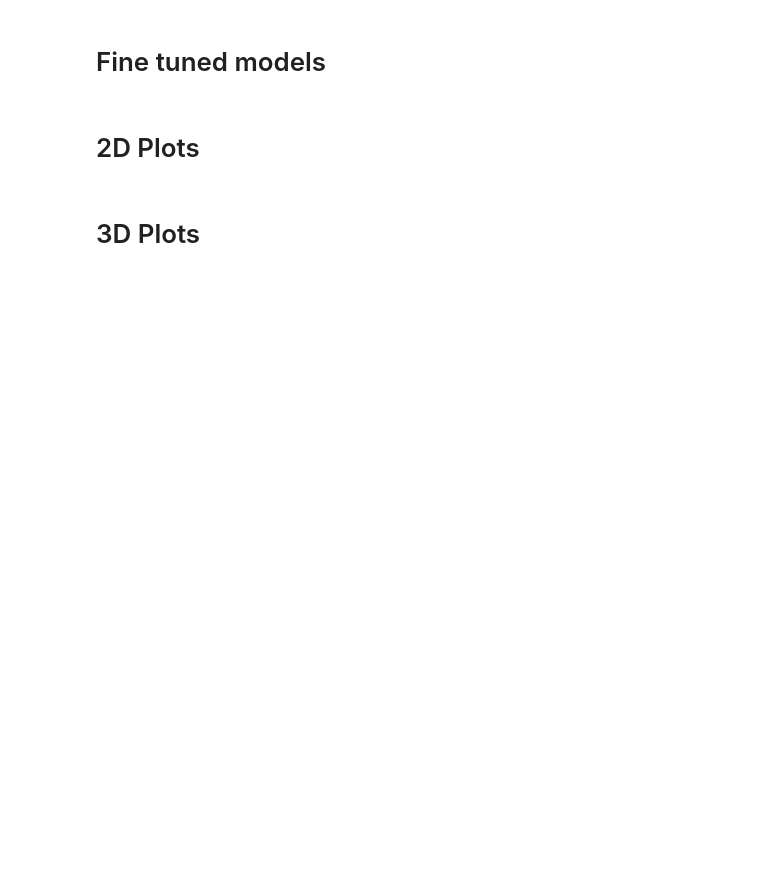
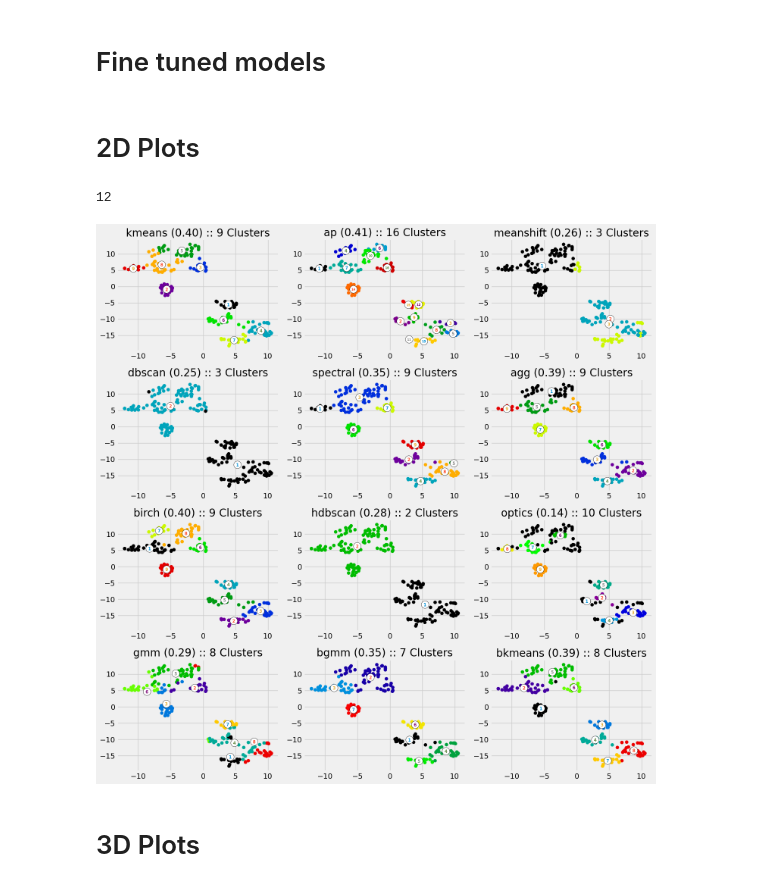
Before and after one commit to tikendraw/customer-segmentation-and-analysis, a Jupyter notebook: Customer Segmentation and Analysis.ipynb, the cells around one changed output. Cells and saved outputs as stored; diff of their text form; code cells hidden in the pictures; blank space fills up the shorter version.

```diff
--- a/Customer Segmentation and Analysis.ipynb
+++ b/Customer Segmentation and Analysis.ipynb
@@ -240,10 +250,8 @@ def get_cluster_centers(X, cluster_labels, n_clusters):
         centers[i] = np.mean(X[cluster_labels == i], axis=0)
     return centers
 # %%
-def plot_scatter_2d(x, cluster_labels, n_clusters=None, ax=None, random_state=42, **kwargs):
-
-    if n_clusters is None:
-        n_clusters = len(np.unique(cluster_labels))
+def plot_scatter_2d(x, cluster_labels, ax=None, random_state=42, **kwargs):
+    n_clusters = len(np.unique(cluster_labels))
 
     if x.shape[-1] < 2:
         x = PolynomialFeatures(2).fit_transform(x)
@@ -933,26 +687,37 @@ fine_tunes_models['kmeans']
 # %% [markdown]
 # 2D Plots
+# %%
+len(fine_tunes_models)
+# %% [output]
+12
 # %%
-fig, ax = plt.subplots(3, 3, figsize=(15, 15))
+n_cols = 3
+n_rows = fine_tunes_models.__len__() // n_cols
+# Create a 4x3 grid of subplots
+fig, axes = plt.subplots(n_rows, n_cols, figsize=(15, 15))
 
 plot_n = 0
 for name, model in fine_tunes_models.items():
     model.fit(x_scaled)
 
     if hasattr(model, "labels_"):
         y_pred = model.labels_.astype(int)
     else:
         y_pred = model.predict(x_scaled)
 
     cluster_num = len(np.unique(y_pred))
     score = silhouette_score(x_scaled, y_pred)
-#     ax[plot_n // 3, plot_n % 3].scatter(x_scaled[:, 0], x_scaled[:, 1], c=y_pred, cmap='viridis')
-    plot_scatter_2d(x_scaled, y_pred, ax=ax[plot_n // 3, plot_n % 3])
-    ax[plot_n // 3, plot_n % 3].set_title(f'{name}({score:.2f})::{cluster_num} Clusters')
+
+    plot_scatter_2d(x_scaled, y_pred, ax=axes[plot_n // 3, plot_n % 3])
+    axes[plot_n // 3, plot_n % 3].set_title(f'{name} ({score:.2f}) :: {cluster_num} Clusters')
 
     plot_n += 1
 
+# Adjust layout and display the plots
+plt.tight_layout()
 plt.show()
+# %% [output]
+[figure, added]
 # %% [markdown]
 # 3D Plots
 # %%
```
Also changed, not shown: parts of 38 cells of this notebook.
